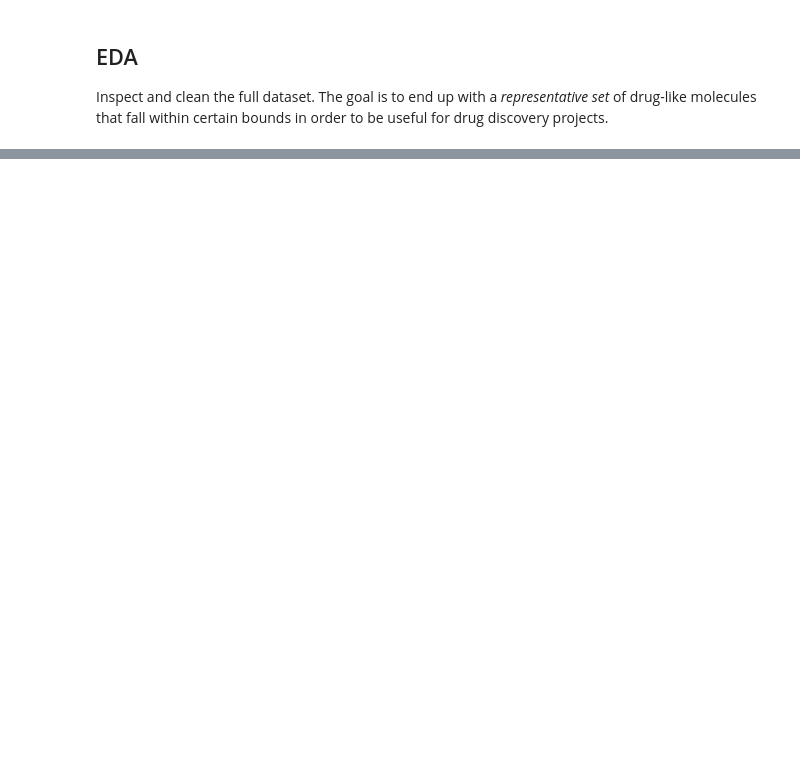
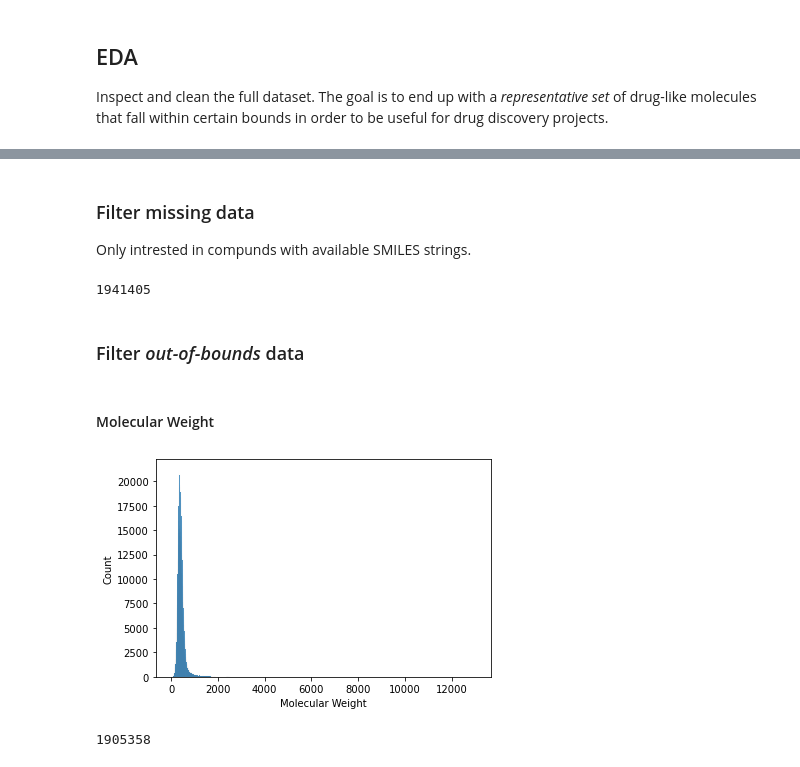
Before and after one commit to robertlizatovic/DeepChemistry, a Jupyter notebook: fetch_data.ipynb, the cells around one changed output, grey strips where cells are left out. Drawn from its saved outputs; the diff is of its cells as text; code cells hidden in the pictures; blank space fills up the shorter version.

```diff
--- a/fetch_data.ipynb
+++ b/fetch_data.ipynb
@@ -85,0 +100,25 @@ molecules.describe()
+# %% [markdown]
+### Filter missing data
+
+Only intrested in compunds with available SMILES strings.
+# %%
+molecules.dropna(subset=["Smiles"], inplace=True)
+# %%
+len(molecules)
+# %% [output]
+1941405
+# %% [markdown]
+### Filter *out-of-bounds* data
+# %% [markdown]
+#### Molecular Weight
+# %%
+MW = "Molecular Weight"
+_ = sns.histplot(data=molecules, x=MW)
+# %% [output]
+[figure, added]
+# %%
+# filter too large molecules
+molecules = molecules.query("`{}` < 1000".format(MW))
+len(molecules)
+# %% [output]
+1905358
```
Also changed, not shown: parts of 50 cells of this notebook.
